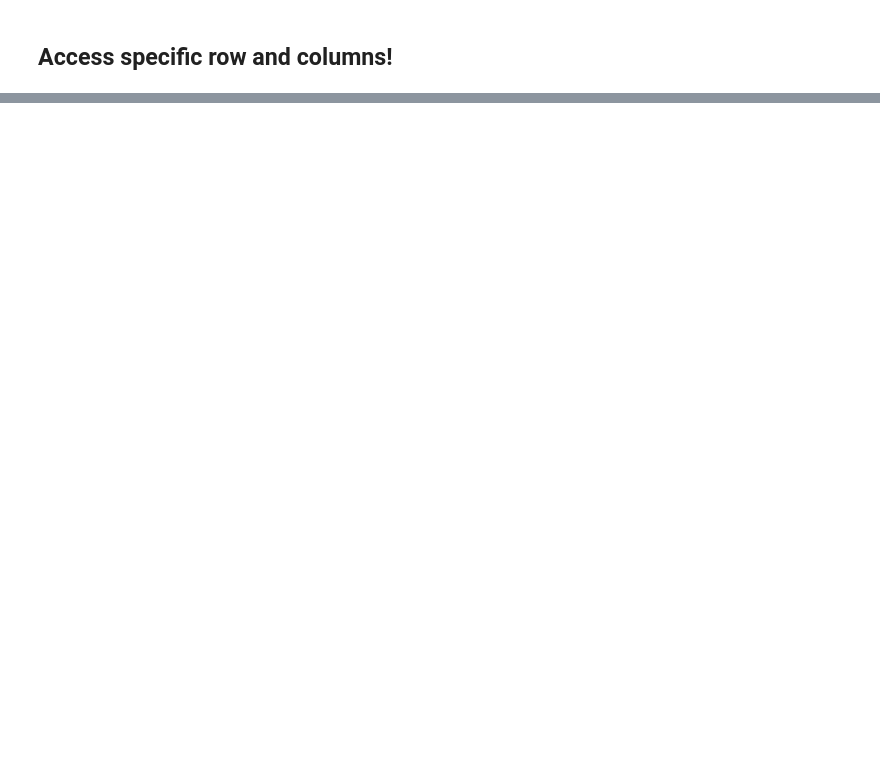
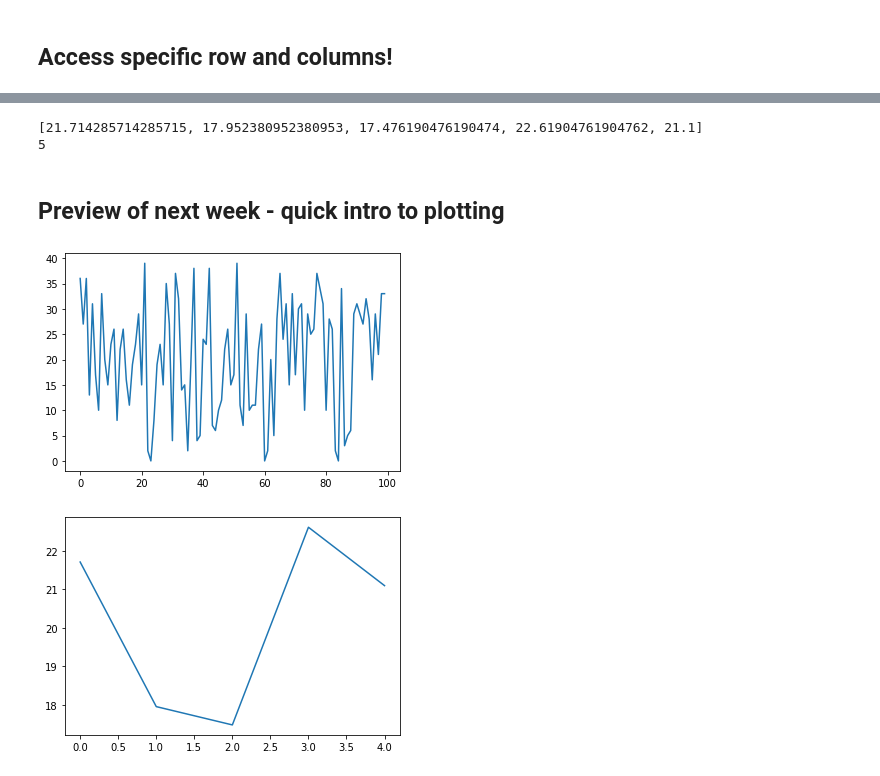
Before and after one commit to JohnSerences/CSS1_Winter2021, a Jupyter notebook: InClassCode/Week9/TutorialCode_03012021.ipynb, the cells around one changed output, grey strips where cells are left out. Drawn from its saved outputs; the diff is of its cells as text; code cells hidden in the pictures; blank space fills up the shorter version.

Commit message:
update week9 tutorial code (with bonus stuff)

```diff
--- a/InClassCode/Week9/TutorialCode_03012021.ipynb
+++ b/InClassCode/Week9/TutorialCode_03012021.ipynb
@@ -250,0 +676,17 @@ df2.head()
+# %%
+# make a df
+import random as random
+
+random.seed(10)
+
+n_data_pnts = 100
+
+d1=[]
+d2=[]
+for i in range(n_data_pnts):
+  d1.append(random.randint(0,40))
+  d2.append(random.randint(0,30))
+
+# then make a data frame
+df = pd.DataFrame({'D1':d1, 'D2':d2})
+df.head()
@@ -250,0 +700,20 @@ df2.head()
+# %%
+win = 20   # moving average window
+
+n = len(df)
+
+# init a list to append moving average
+m_avg = []
+
+# init a counter to keep track of where we are in the DF
+for i in range(0,n,win):
+  m_avg.append(df.loc[i:i+win,'D1'].mean())
+
+# print out our list of windowed averages
+print(m_avg)
+print(len(m_avg))
+# %% [output]
+[21.714285714285715, 17.952380952380953, 17.476190476190474, 22.61904761904762, 21.1]
+5
+# %% [markdown]
+## Preview of next week - quick intro to plotting
@@ -250,0 +722,9 @@ df2.head()
+# %%
+plt.plot(df['D1'])
+plt.show()
+
+plt.plot(m_avg)
+plt.show()
+# %% [output]
+[figure, added]
+[figure, added]
```
Also changed, not shown: parts of 57 cells of this notebook, 3 other files.
